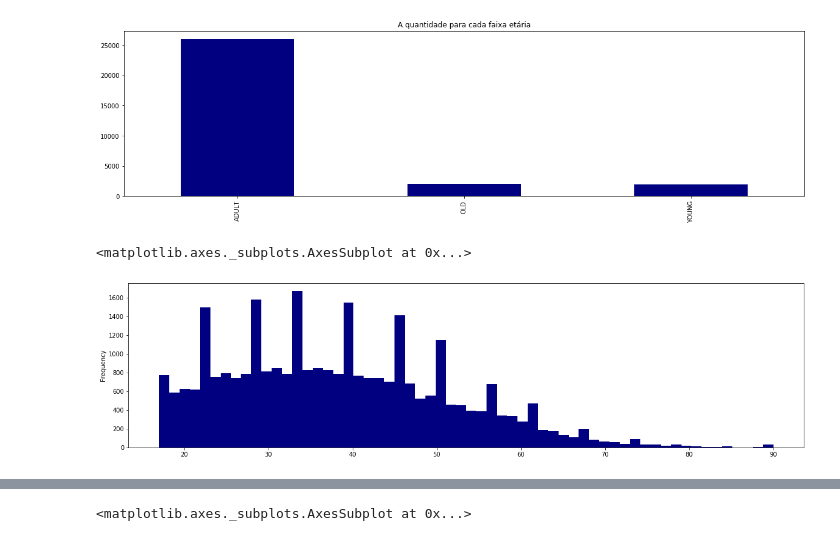
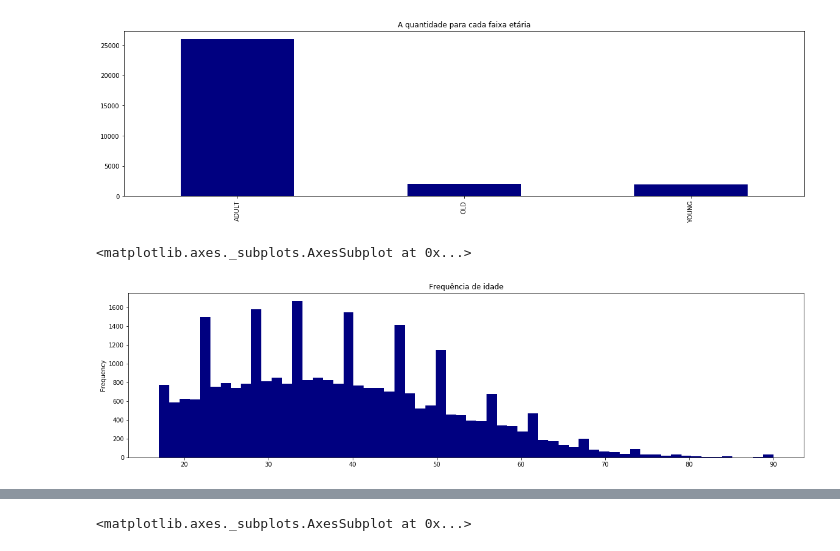
Before and after one commit to FernandoBLima/data-analysis-course, a Jupyter notebook: Descriptive Data Statistics/descriptive_data_statistics.ipynb, the cells around one changed output, grey strips where cells are left out. Saved outputs shown, nothing was run; the diff lists cells and outputs as text; code cells hidden in the pictures.

```diff
--- a/Descriptive Data Statistics/descriptive_data_statistics.ipynb
+++ b/Descriptive Data Statistics/descriptive_data_statistics.ipynb
@@ -665,7 +721,7 @@ dataset['age_period'].value_counts().plot.bar(title='A quantidade para cada faix
 <matplotlib.axes._subplots.AxesSubplot at 0x...>
 [figure]
 # %%
-dataset['age'].plot(kind = 'hist',bins = 60, colormap='jet', figsize=(20,5))
+dataset['age'].plot(kind = 'hist', title='Frequência de idade', bins = 60, colormap='jet', figsize=(20,5))
 # %% [output]
 <matplotlib.axes._subplots.AxesSubplot at 0x...>
-[figure, old version]
+[figure, new version]
```
Also changed, not shown: parts of 147 cells of this notebook.
